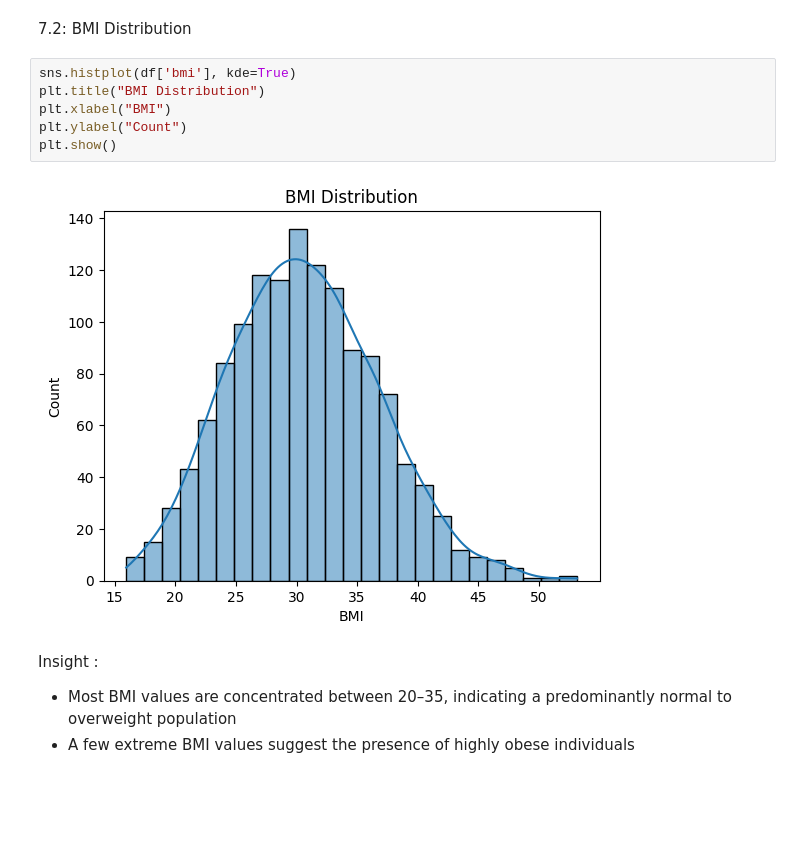
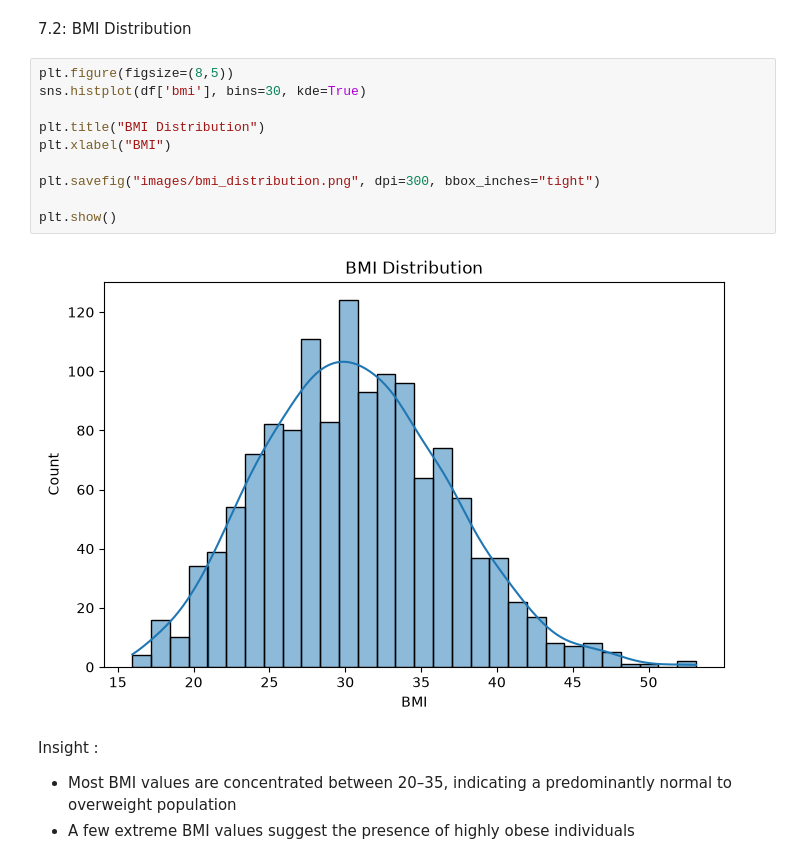
Before and after one commit to siva252005/healthcare-data-analytics, a Jupyter notebook: notebooks/healthcare_analysis.ipynb, the cells around one changed output. Saved outputs shown, nothing was run; the diff lists cells and outputs as text; blank space fills up the shorter version.

```diff
--- a/notebooks/healthcare_analysis.ipynb
+++ b/notebooks/healthcare_analysis.ipynb
@@ -198,13 +205,17 @@ Insight:
 # %% [markdown]
 7.2: BMI Distribution
 # %%
-sns.histplot(df['bmi'], kde=True)
+plt.figure(figsize=(8,5))
+sns.histplot(df['bmi'], bins=30, kde=True)
+
 plt.title("BMI Distribution")
 plt.xlabel("BMI")
-plt.ylabel("Count")
+
+plt.savefig("images/bmi_distribution.png", dpi=300, bbox_inches="tight")
+
 plt.show()
 # %% [output]
-[figure, old version]
+[figure, new version]
 # %% [markdown]
 Insight :
 
```
Also changed, not shown: parts of 23 cells of this notebook, 16 other files.
